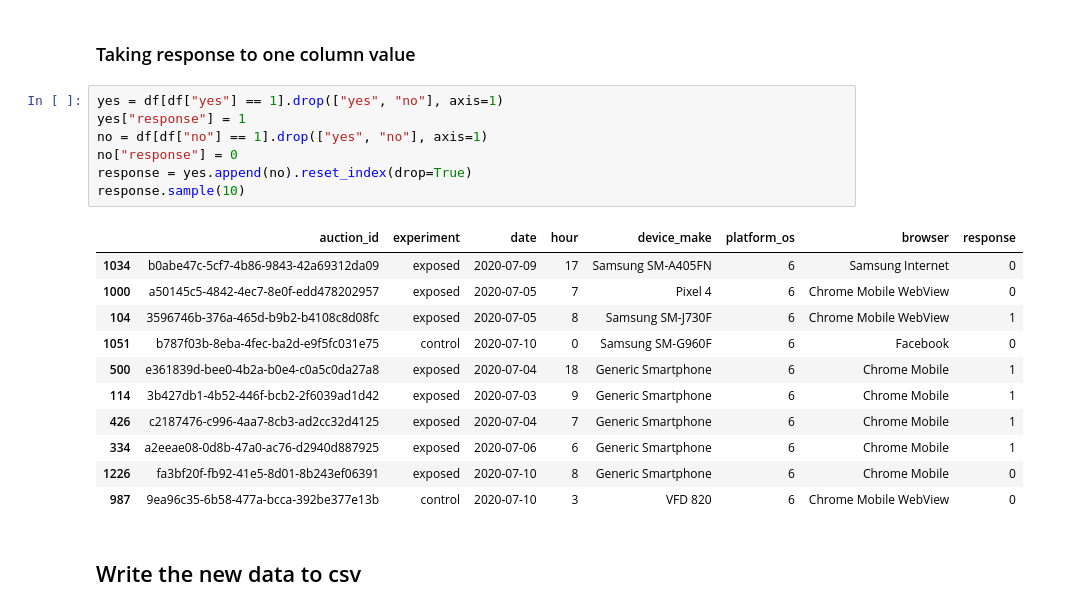
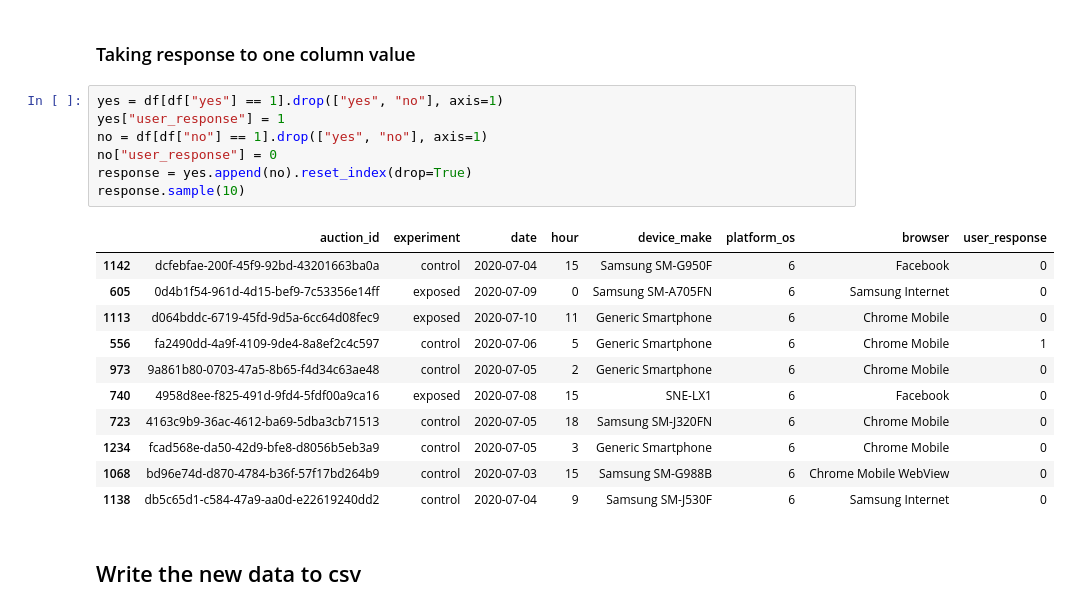
Before and after one commit to Yonas-T/ab_testing, a Jupyter notebook: notebooks/data_exploration.ipynb, the cells around one changed output. Drawn from its saved outputs; the diff is of its cells as text.

Commit message:
fixed columns user_response in data export

```diff
--- a/notebooks/data_exploration.ipynb
+++ b/notebooks/data_exploration.ipynb
@@ -334,23 +334,23 @@ plt.show()
 ### Taking response to one column value
 # %%
 yes = df[df["yes"] == 1].drop(["yes", "no"], axis=1)
-yes["response"] = 1
+yes["user_response"] = 1
 no = df[df["no"] == 1].drop(["yes", "no"], axis=1)
-no["response"] = 0
+no["user_response"] = 0
 response = yes.append(no).reset_index(drop=True)
 response.sample(10)
 # %% [output]
-|  | auction_id | experiment | date | hour | device_make | platform_os | browser | response |
-| 1034 | b0abe47c-5cf7-4b86-9843-42a69312da09 | exposed | 2020-07-09 | 17 | Samsung SM-A405FN | 6 | Samsung Internet | 0 |
-| 1000 | a50145c5-4842-4ec7-8e0f-edd478202957 | exposed | 2020-07-05 | 7 | Pixel 4 | 6 | Chrome Mobile WebView | 0 |
-| 104 | 3596746b-376a-465d-b9b2-b4108c8d08fc | exposed | 2020-07-05 | 8 | Samsung SM-J730F | 6 | Chrome Mobile WebView | 1 |
-| 1051 | b787f03b-8eba-4fec-ba2d-e9f5fc031e75 | control | 2020-07-10 | 0 | Samsung SM-G960F | 6 | Facebook | 0 |
-| 500 | e361839d-bee0-4b2a-b0e4-c0a5c0da27a8 | exposed | 2020-07-04 | 18 | Generic Smartphone | 6 | Chrome Mobile | 1 |
-| 114 | 3b427db1-4b52-446f-bcb2-2f6039ad1d42 | exposed | 2020-07-03 | 9 | Generic Smartphone | 6 | Chrome Mobile | 1 |
-| 426 | c2187476-c996-4aa7-8cb3-ad2cc32d4125 | exposed | 2020-07-04 | 7 | Generic Smartphone | 6 | Chrome Mobile | 1 |
-| 334 | a2eeae08-0d8b-47a0-ac76-d2940d887925 | exposed | 2020-07-06 | 6 | Generic Smartphone | 6 | Chrome Mobile | 1 |
-| 1226 | fa3bf20f-fb92-41e5-8d01-8b243ef06391 | exposed | 2020-07-10 | 8 | Generic Smartphone | 6 | Chrome Mobile | 0 |
-| 987 | 9ea96c35-6b58-477a-bcca-392be377e13b | control | 2020-07-10 | 3 | VFD 820 | 6 | Chrome Mobile WebView | 0 |
+|  | auction_id | experiment | date | hour | device_make | platform_os | browser | user_response |
+| 1142 | dcfebfae-200f-45f9-92bd-43201663ba0a | control | 2020-07-04 | 15 | Samsung SM-G950F | 6 | Facebook | 0 |
+| 605 | 0d4b1f54-961d-4d15-bef9-7c53356e14ff | exposed | 2020-07-09 | 0 | Samsung SM-A705FN | 6 | Samsung Internet | 0 |
+| 1113 | d064bddc-6719-45fd-9d5a-6cc64d08fec9 | exposed | 2020-07-10 | 11 | Generic Smartphone | 6 | Chrome Mobile | 0 |
+| 556 | fa2490dd-4a9f-4109-9de4-8a8ef2c4c597 | control | 2020-07-06 | 5 | Generic Smartphone | 6 | Chrome Mobile | 1 |
+| 973 | 9a861b80-0703-47a5-8b65-f4d34c63ae48 | control | 2020-07-05 | 2 | Generic Smartphone | 6 | Chrome Mobile | 0 |
+| 740 | 4958d8ee-f825-491d-9fd4-5fdf00a9ca16 | exposed | 2020-07-08 | 15 | SNE-LX1 | 6 | Facebook | 0 |
+| 723 | 4163c9b9-36ac-4612-ba69-5dba3cb71513 | control | 2020-07-05 | 18 | Samsung SM-J320FN | 6 | Chrome Mobile | 0 |
+| 1234 | fcad568e-da50-42d9-bfe8-d8056b5eb3a9 | control | 2020-07-05 | 3 | Generic Smartphone | 6 | Chrome Mobile | 0 |
+| 1068 | bd96e74d-d870-4784-b36f-57f17bd264b9 | control | 2020-07-03 | 15 | Samsung SM-G988B | 6 | Chrome Mobile WebView | 0 |
+| 1138 | db5c65d1-c584-47a9-aa0d-e22619240dd2 | control | 2020-07-04 | 9 | Samsung SM-J530F | 6 | Samsung Internet | 0 |
 # %% [markdown]
 ## Write the new data to csv
 # %%
```
Also changed, not shown: parts of 3 cells of this notebook.
